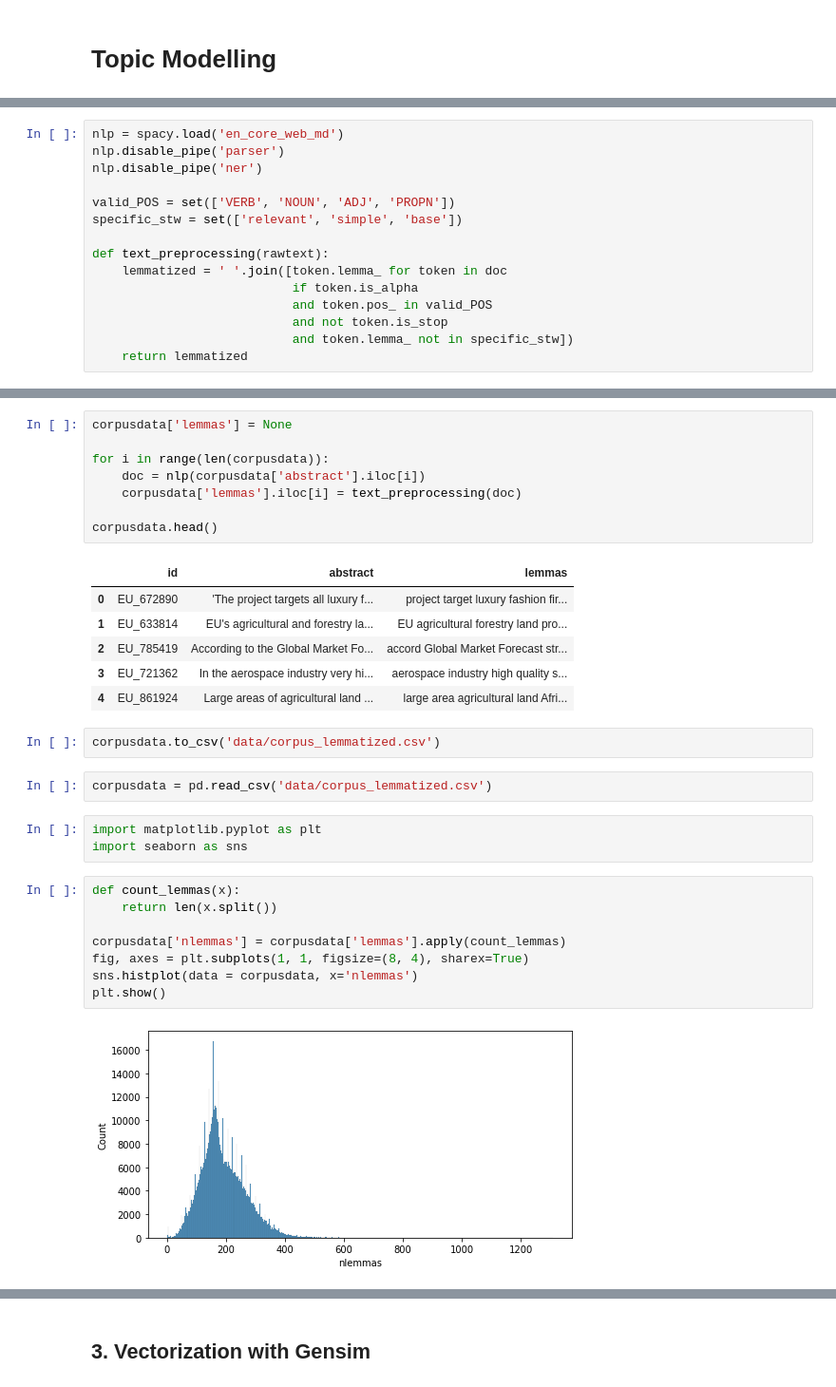
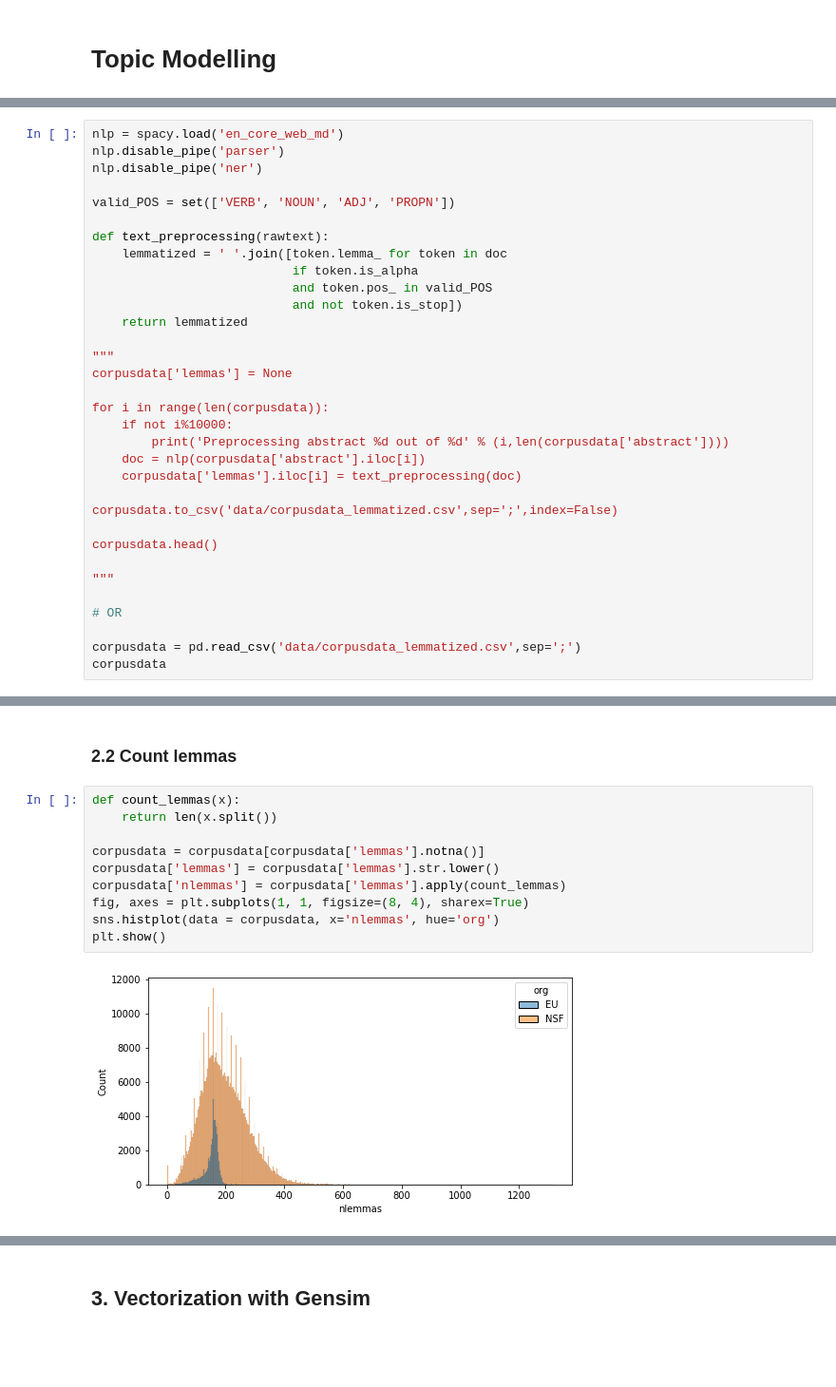
Before and after one commit to celiaromero/mythesis, a Jupyter notebook: topic_modeling.ipynb, the cells around one changed output, grey strips where cells are left out. Shown: that part at 95% size. Drawn from its saved outputs; the diff is of its cells as text; blank space fills up the shorter version.

```diff
--- a/topic_modeling.ipynb
+++ b/topic_modeling.ipynb
@@ -75,12 +118,30 @@ nlp.disable_pipe('parser')
 nlp.disable_pipe('ner')
 
 valid_POS = set(['VERB', 'NOUN', 'ADJ', 'PROPN'])
-specific_stw = set(['relevant', 'simple', 'base'])
 
 def text_preprocessing(rawtext):
     lemmatized = ' '.join([token.lemma_ for token in doc
                            if token.is_alpha
                            and token.pos_ in valid_POS
-                           and not token.is_stop
-                           and token.lemma_ not in specific_stw])
+                           and not token.is_stop])
     return lemmatized
+
+"""
+corpusdata['lemmas'] = None
+
+for i in range(len(corpusdata)):
+    if not i%10000:
+        print('Preprocessing abstract %d out of %d' % (i,len(corpusdata['abstract'])))
+    doc = nlp(corpusdata['abstract'].iloc[i])
+    corpusdata['lemmas'].iloc[i] = text_preprocessing(doc)
+
+corpusdata.to_csv('data/corpusdata_lemmatized.csv',sep=';',index=False)
+
+corpusdata.head()
+
+"""
+
+# OR
+
+corpusdata = pd.read_csv('data/corpusdata_lemmatized.csv',sep=';')
+corpusdata
@@ -87,32 +162,14 @@ def text_preprocessing(rawtext):
-# %%
-corpusdata['lemmas'] = None
-
-for i in range(len(corpusdata)):
-    doc = nlp(corpusdata['abstract'].iloc[i])
-    corpusdata['lemmas'].iloc[i] = text_preprocessing(doc)
-
-corpusdata.head()
-# %% [output]
-|  | id | abstract | lemmas |
-| 0 | EU_672890 | 'The project targets all luxury f... | project target luxury fashion fir... |
-| 1 | EU_633814 | EU's agricultural and forestry la... | EU agricultural forestry land pro... |
-| 2 | EU_785419 | According to the Global Market Fo... | accord Global Market Forecast str... |
-| 3 | EU_721362 | In the aerospace industry very hi... | aerospace industry high quality s... |
-| 4 | EU_861924 | Large areas of agricultural land ... | large area agricultural land Afri... |
-# %%
-corpusdata.to_csv('data/corpus_lemmatized.csv')
-# %%
-corpusdata = pd.read_csv('data/corpus_lemmatized.csv')
-# %%
-import matplotlib.pyplot as plt
-import seaborn as sns
+# %% [markdown]
+### 2.2 Count lemmas
 # %%
 def count_lemmas(x):
     return len(x.split())
 
+corpusdata = corpusdata[corpusdata['lemmas'].notna()]
+corpusdata['lemmas'] = corpusdata['lemmas'].str.lower()
 corpusdata['nlemmas'] = corpusdata['lemmas'].apply(count_lemmas)
 fig, axes = plt.subplots(1, 1, figsize=(8, 4), sharex=True)
-sns.histplot(data = corpusdata, x='nlemmas')
+sns.histplot(data = corpusdata, x='nlemmas', hue='org')
 plt.show()
 # %% [output]
-[figure, old version]
+[figure, new version]
```
Also changed, not shown: parts of 74 cells of this notebook.
